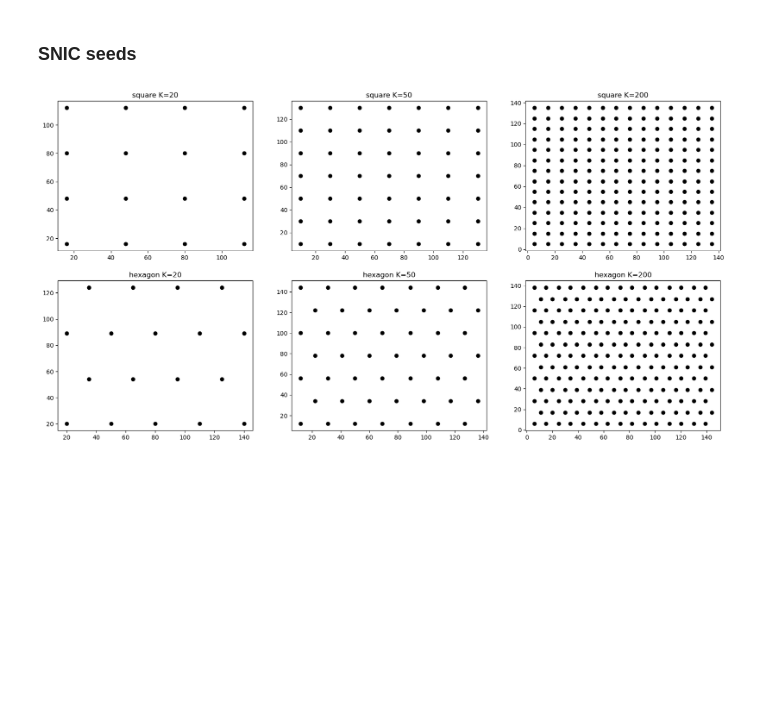
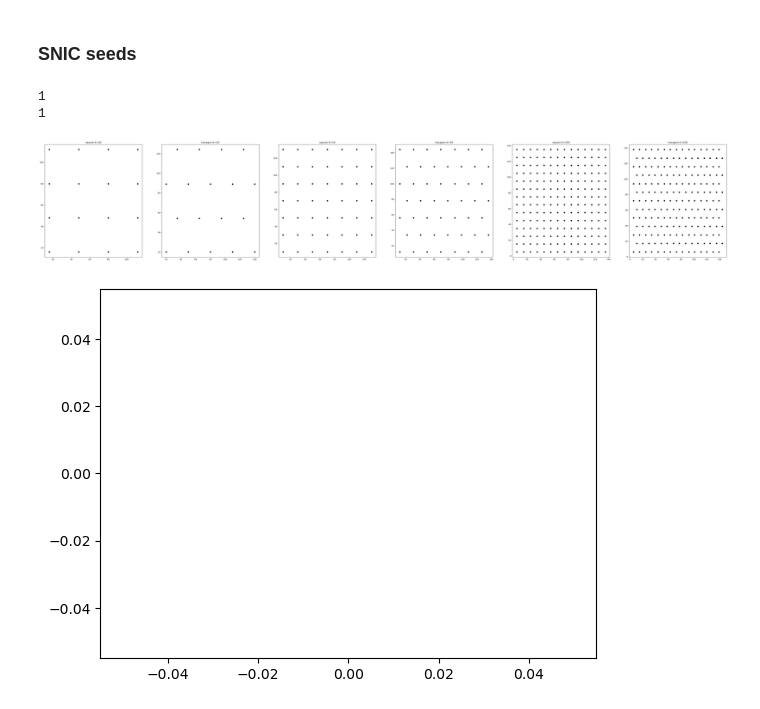
Before and after one commit to GeckSpy/M1-internship-SSGA, a Jupyter notebook: code/dataCreations.ipynb, the cells around one changed output. Cells and saved outputs as stored; diff of their text form; code cells hidden in the pictures; blank space fills up the shorter version.

Commit message:
update square VS hexagon

```diff
--- a/code/dataCreations.ipynb
+++ b/code/dataCreations.ipynb
@@ -255,16 +255,21 @@ plt.show()
 # %%
 usedDataset = Data.IndianPines
 N,M,B = usedDataset["shape"]
 
 Ks = [20, 50, 200]
-fig, axs = plt.subplots(2, len(Ks), figsize=(20,10))
+fig, axs = plt.subplots(1, 2*len(Ks), figsize=(60,10))
 
-for i,fun in enumerate([SNIC.find_suare_seeds, SNIC.find_hexagonal_seeds]):
-    for j in range(len(Ks)):
+for j in range(len(Ks)):
+    for i,fun in enumerate([SNIC.find_square_seeds, SNIC.find_hexagonal_seeds]):
+
     #plt.plot([0,N], [0,M], "o", color="white")
         _, kx, ky = fun(N,M,Ks[j])
-        axs[i,j].plot(kx, ky, "o", color="black")
-        axs[i,j].set_title(["square", "hexagon"][i] + " K=" + str(Ks[j]))
+        axs[j*2 + i].plot(kx, ky, "o", color="black")
+        axs[j*2 + i].set_title(["square", "hexagon"][i] + " K=" + str(Ks[j]))
+
 plt.show()
 # %% [output]
+1
+1
-[figure, old version]
+[figure, new version]
+[figure, added]
```
